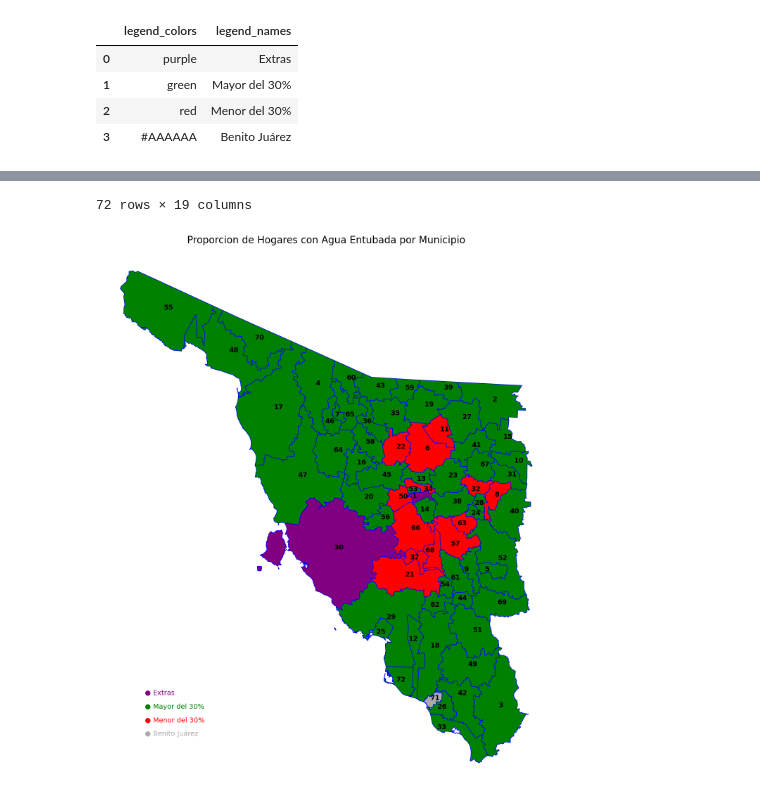
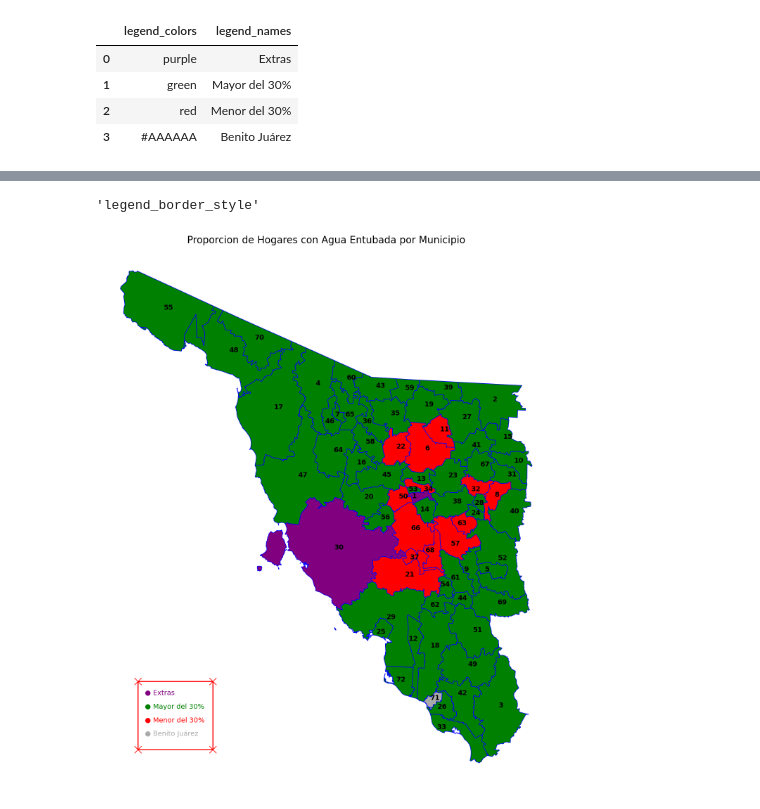
Before and after one commit to Dust1920/mapper, a Jupyter notebook: p1.ipynb, the cells around one changed output, grey strips where cells are left out. Saved outputs shown, nothing was run; the diff lists cells and outputs as text; code cells hidden in the pictures.

Commit message:
legend_box

```diff
--- a/p1.ipynb
+++ b/p1.ipynb
@@ -188,5 +191,6 @@ template12['text_conf'] = "14,black,bold"
 template12['bd'] = '1,blue,1'
 fig1, ax1 = plt.subplots(figsize = (20,20))
 addon.read_template(sonora2, template12, ax1)
-template12
+# '-', '--', '-.', ':', 'None', ' ', '', 'solid', 'dashed', 'dashdot', 'dotted'
+gc.plot_rectangle((1.29e6,1.72e6), (11e4, -1e5), ax1, config = [1,'red', 'x', 14, '-', 2])
 # %% [output]
@@ -206,2 +197,2 @@ template12
-72 rows × 19 columns
+'legend_border_style'
-[figure, old version]
+[figure, new version]
```
Also changed, not shown: parts of 5 cells of this notebook, 2 other files.
